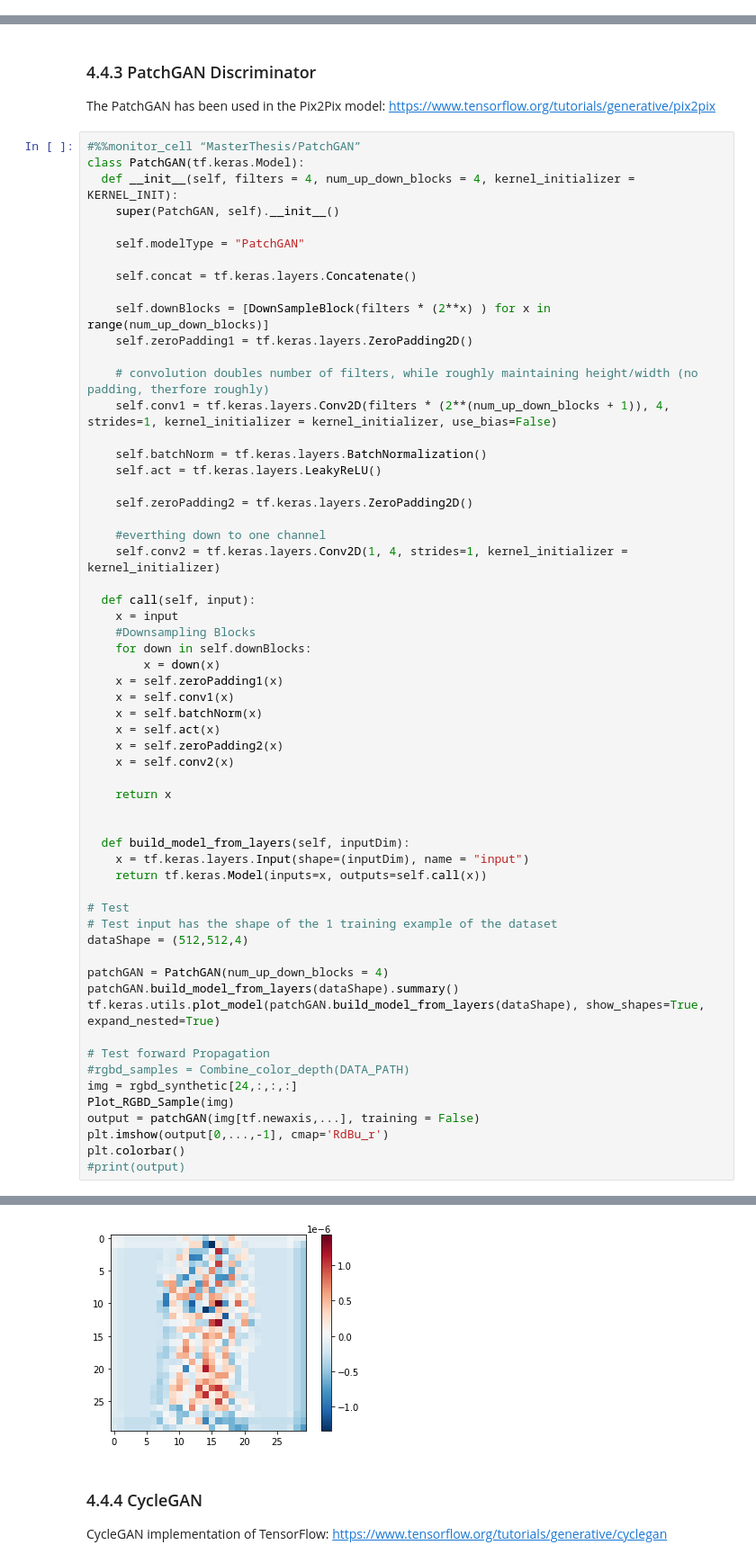
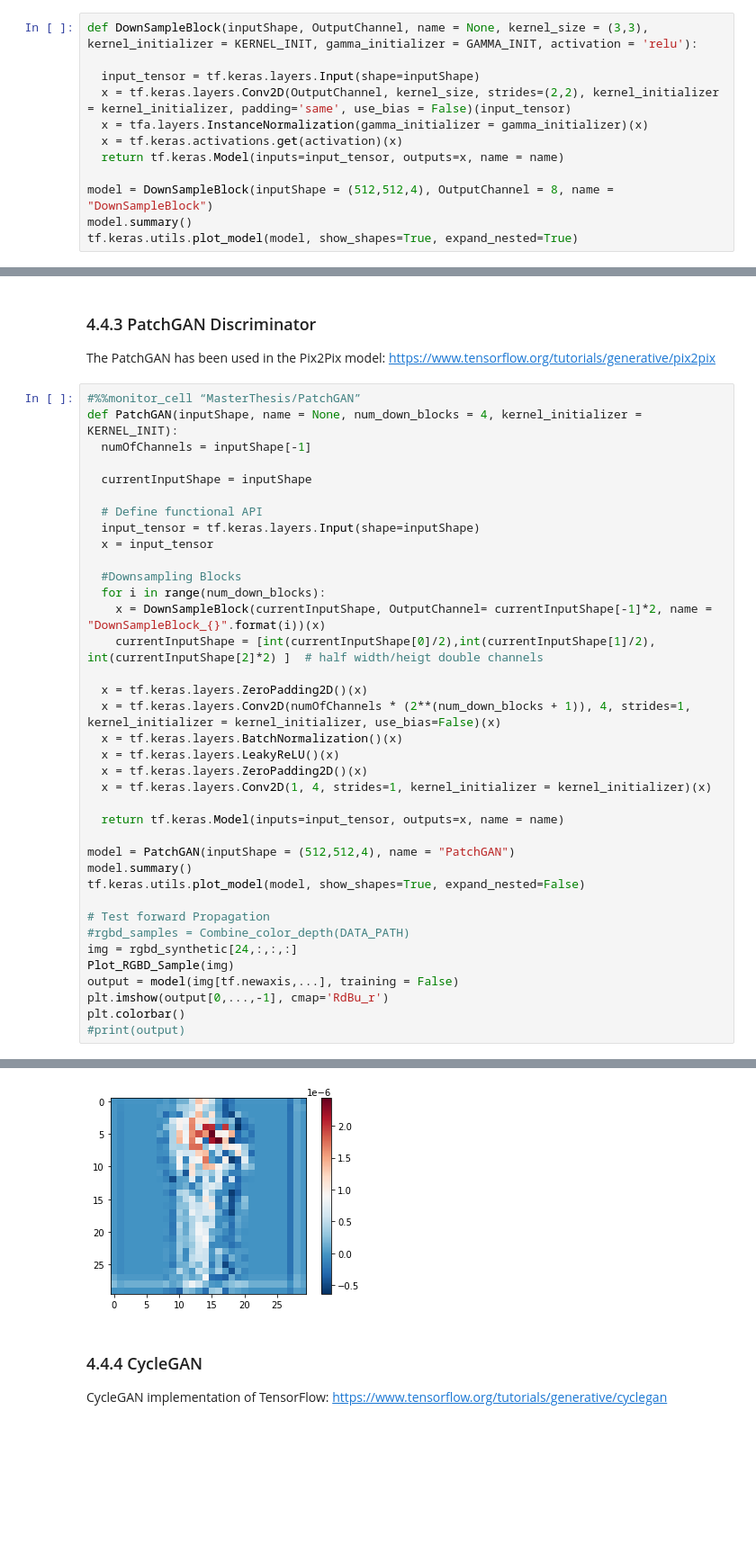
Before and after one commit to sascha-kirch/VoloGAN, a Jupyter notebook: VologramsData_Playground.ipynb, the cells around one changed output, grey strips where cells are left out. Shown at 90% size. Saved outputs shown, nothing was run; the diff lists cells and outputs as text; blank space fills up the shorter version.

```diff
--- a/VologramsData_Playground.ipynb
+++ b/VologramsData_Playground.ipynb
@@ -504,0 +526,12 @@ _________________________________________________________________
+# %%
+def DownSampleBlock(inputShape, OutputChannel, name = None, kernel_size = (3,3), kernel_initializer = KERNEL_INIT, gamma_initializer = GAMMA_INIT, activation = 'relu'):
+
+  input_tensor = tf.keras.layers.Input(shape=inputShape)
+  x = tf.keras.layers.Conv2D(OutputChannel, kernel_size, strides=(2,2), kernel_initializer = kernel_initializer, padding='same', use_bias = False)(input_tensor)
+  x = tfa.layers.InstanceNormalization(gamma_initializer = gamma_initializer)(x)
+  x = tf.keras.activations.get(activation)(x)
+  return tf.keras.Model(inputs=input_tensor, outputs=x, name = name)
+
+model = DownSampleBlock(inputShape = (512,512,4), OutputChannel = 8, name = "DownSampleBlock")
+model.summary()
+tf.keras.utils.plot_model(model, show_shapes=True, expand_nested=True)
@@ -1046,60 +904,38 @@ _________________________________________________________________
 The PatchGAN has been used in the Pix2Pix model: https://www.tensorflow.org/tutorials/generative/pix2pix
 # %%
 #%%monitor_cell “MasterThesis/PatchGAN”
-class PatchGAN(tf.keras.Model):
-  def __init__(self, filters = 4, num_up_down_blocks = 4, kernel_initializer = KERNEL_INIT):
-    super(PatchGAN, self).__init__()
+def PatchGAN(inputShape, name = None, num_down_blocks = 4, kernel_initializer = KERNEL_INIT):
+  numOfChannels = inputShape[-1]
 
-    self.modelType = "PatchGAN"
+  currentInputShape = inputShape
 
-    self.concat = tf.keras.layers.Concatenate()
+  # Define functional API
+  input_tensor = tf.keras.layers.Input(shape=inputShape)
+  x = input_tensor
 
-    self.downBlocks = [DownSampleBlock(filters * (2**x) ) for x in range(num_up_down_blocks)]
-    self.zeroPadding1 = tf.keras.layers.ZeroPadding2D()
+  #Downsampling Blocks
+  for i in range(num_down_blocks):
+    x = DownSampleBlock(currentInputShape, OutputChannel= currentInputShape[-1]*2, name = "DownSampleBlock_{}".format(i))(x)
+    currentInputShape = [int(currentInputShape[0]/2),int(currentInputShape[1]/2), int(currentInputShape[2]*2) ]  # half width/heigt double channels
 
-    # convolution doubles number of filters, while roughly maintaining height/width (no padding, therfore roughly)
-    self.conv1 = tf.keras.layers.Conv2D(filters * (2**(num_up_down_blocks + 1)), 4, strides=1, kernel_initializer = kernel_initializer, use_bias=False)
+  x = tf.keras.layers.ZeroPadding2D()(x)
+  x = tf.keras.layers.Conv2D(numOfChannels * (2**(num_down_blocks + 1)), 4, strides=1, kernel_initializer = kernel_initializer, use_bias=False)(x)
+  x = tf.keras.layers.BatchNormalization()(x)
+  x = tf.keras.layers.LeakyReLU()(x)
+  x = tf.keras.layers.ZeroPadding2D()(x)
+  x = tf.keras.layers.Conv2D(1, 4, strides=1, kernel_initializer = kernel_initializer)(x)
 
-    self.batchNorm = tf.keras.layers.BatchNormalization()
-    self.act = tf.keras.layers.LeakyReLU()
+  return tf.keras.Model(inputs=input_tensor, outputs=x, name = name)
 
-    self.zeroPadding2 = tf.keras.layers.ZeroPadding2D()
-
-    #everthing down to one channel
-    self.conv2 = tf.keras.layers.Conv2D(1, 4, strides=1, kernel_initializer = kernel_initializer)
-
-  def call(self, input):
-    x = input
-    #Downsampling Blocks
-    for down in self.downBlocks:
-        x = down(x)
-    x = self.zeroPadding1(x)
-    x = self.conv1(x)
-    x = self.batchNorm(x)
-    x = self.act(x)
-    x = self.zeroPadding2(x)
-    x = self.conv2(x)
-
-    return x
-
-
-  def build_model_from_layers(self, inputDim):
-    x = tf.keras.layers.Input(shape=(inputDim), name = "input")
-    return tf.keras.Model(inputs=x, outputs=self.call(x))
-
-# Test
-# Test input has the shape of the 1 training example of the dataset
-dataShape = (512,512,4)
-
-patchGAN = PatchGAN(num_up_down_blocks = 4)
-patchGAN.build_model_from_layers(dataShape).summary()
-tf.keras.utils.plot_model(patchGAN.build_model_from_layers(dataShape), show_shapes=True, expand_nested=True)
+model = PatchGAN(inputShape = (512,512,4), name = "PatchGAN")
+model.summary()
+tf.keras.utils.plot_model(model, show_shapes=True, expand_nested=False)
 
 # Test forward Propagation
 #rgbd_samples = Combine_color_depth(DATA_PATH)
 img = rgbd_synthetic[24,:,:,:]
 Plot_RGBD_Sample(img)
-output = patchGAN(img[tf.newaxis,...], training = False)
+output = model(img[tf.newaxis,...], training = False)
 plt.imshow(output[0,...,-1], cmap='RdBu_r')
 plt.colorbar()
 #print(output)
@@ -1126,5 +962,5 @@ _________________________________________________________________
 <matplotlib.colorbar.Colorbar at 0x...>
-[figure, old version]
+[figure, new version]
 # %% [markdown]
 <a name="4-4-4"></a>
 ### 4.4.4 CycleGAN
```
Also changed, not shown: parts of 32 cells of this notebook.
